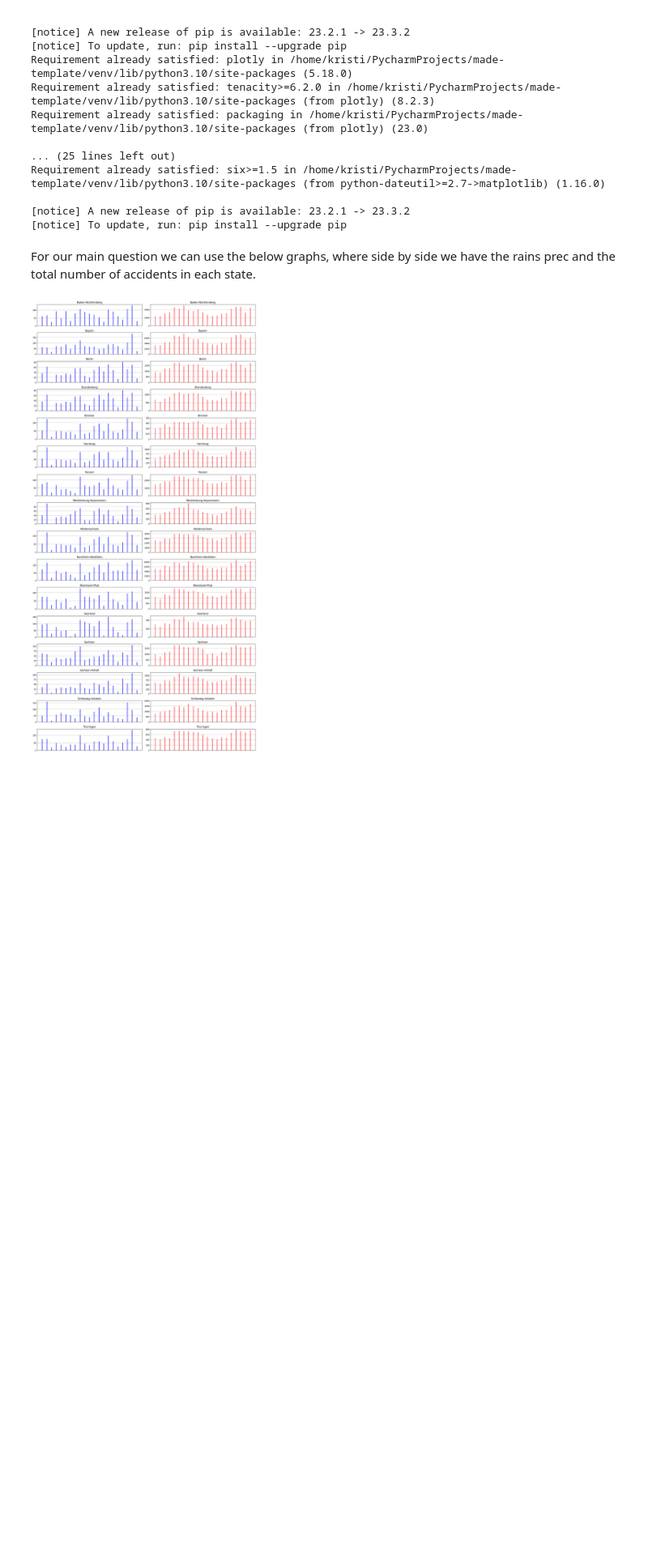
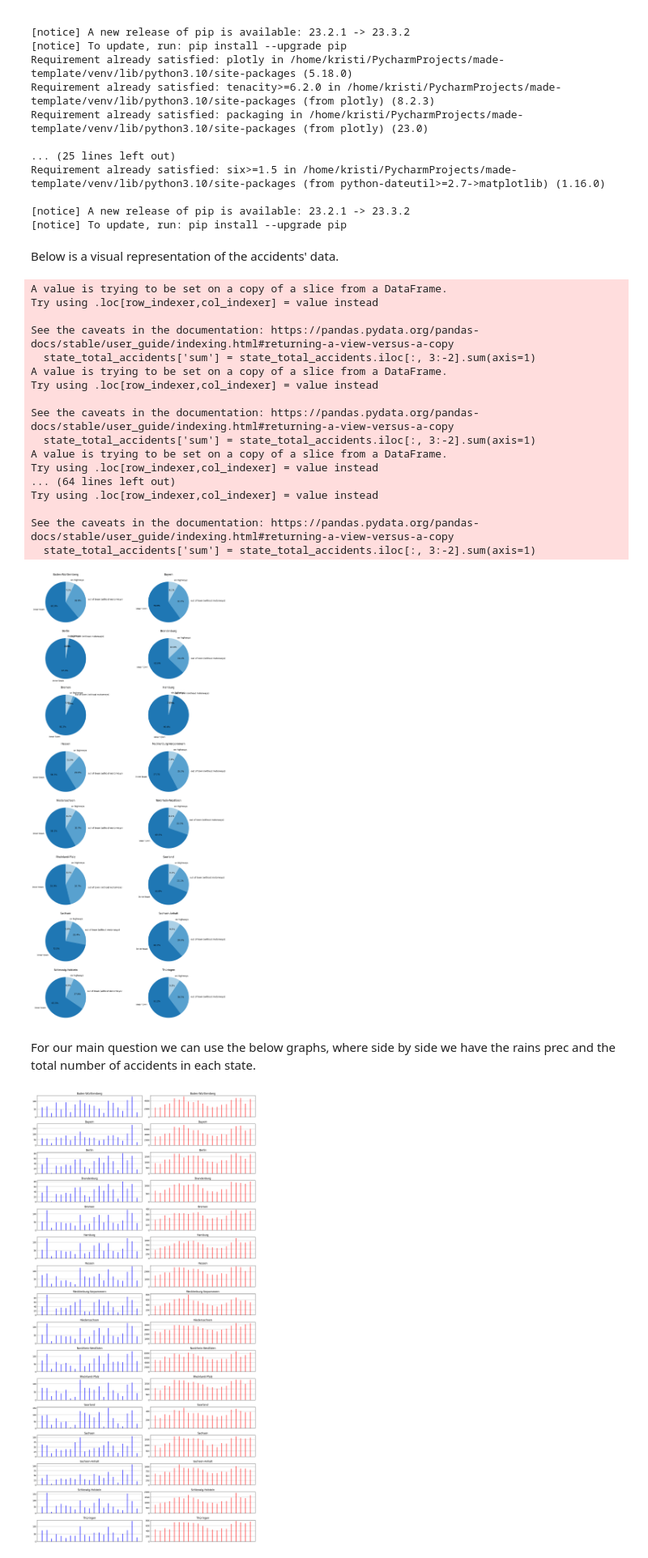
Before and after one commit to kristikotini/made-template, a Jupyter notebook: project/report.ipynb, the cells around one changed output. Shown at 81% size. Saved outputs shown, nothing was run; the diff lists cells and outputs as text; code cells hidden in the pictures; blank space fills up the shorter version.

```diff
--- a/project/report.ipynb
+++ b/project/report.ipynb
@@ -96,6 +96,55 @@ import pandas as pd
 
 rain = pd.read_pickle("../data/precipitation.pkl")
 traffic = pd.read_pickle("../data/traffic_accident.pkl")
+# %% [markdown]
+Below is a visual representation of the accidents' data.
+# %%
+import matplotlib.pyplot as plt
+from math import ceil
+
+plt.style.use('_mpl-gallery')
+states = traffic["state"].unique().tolist()
+places = traffic["place"].unique().tolist()
+states.sort()
+
+# plot
+fig, ax = plt.subplots(ceil(len(states) / 2), 2, figsize=(15, 30))
+
+labels = [p for p in places if p != "In total"]
+ax = ax.flatten()
+
+for state, index in zip(states, range(16)):
+    state_total_accidents = traffic[
+        (traffic["state"] == state) & (
+                traffic["severity"] == "In total") & (
+                traffic["place"] != "In total")
+        ]
+    state_total_accidents['sum'] = state_total_accidents.iloc[:, 3:-2].sum(axis=1)
+    values = state_total_accidents['sum'].tolist()
+    ax[index].pie(values, labels=labels, autopct='%1.1f%%', startangle=90)
+    ax[index].set_title(state)
+
+plt.tight_layout()
+plt.show()
+# %% [output]
+A value is trying to be set on a copy of a slice from a DataFrame.
+Try using .loc[row_indexer,col_indexer] = value instead
+
+See the caveats in the documentation: https://pandas.pydata.org/pandas-docs/stable/user_guide/indexing.html#returning-a-view-versus-a-copy
+  state_total_accidents['sum'] = state_total_accidents.iloc[:, 3:-2].sum(axis=1)
+A value is trying to be set on a copy of a slice from a DataFrame.
+Try using .loc[row_indexer,col_indexer] = value instead
+
+See the caveats in the documentation: https://pandas.pydata.org/pandas-docs/stable/user_guide/indexing.html#returning-a-view-versus-a-copy
+  state_total_accidents['sum'] = state_total_accidents.iloc[:, 3:-2].sum(axis=1)
+A value is trying to be set on a copy of a slice from a DataFrame.
+Try using .loc[row_indexer,col_indexer] = value instead
+... (64 lines left out)
+Try using .loc[row_indexer,col_indexer] = value instead
+
+See the caveats in the documentation: https://pandas.pydata.org/pandas-docs/stable/user_guide/indexing.html#returning-a-view-versus-a-copy
+  state_total_accidents['sum'] = state_total_accidents.iloc[:, 3:-2].sum(axis=1)
+[figure, added]
 # %% [markdown]
 For our main question we can use the below graphs, where side by side we have the rains prec and the total number of accidents in each state.
 # %%
```
Also changed, not shown: parts of 1 cell of this notebook.
